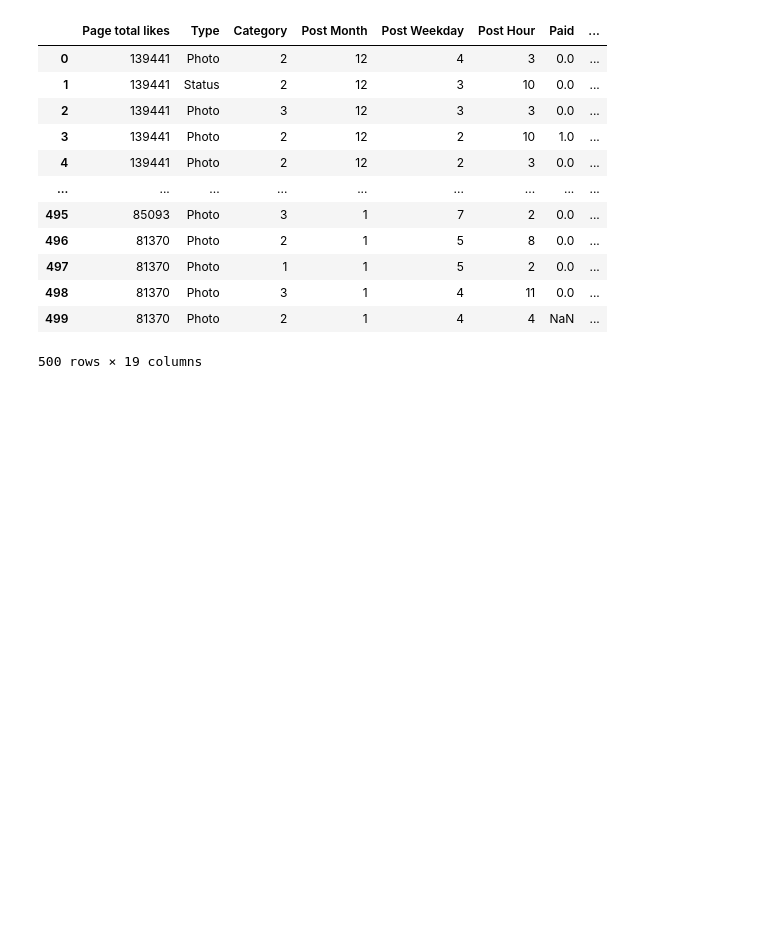
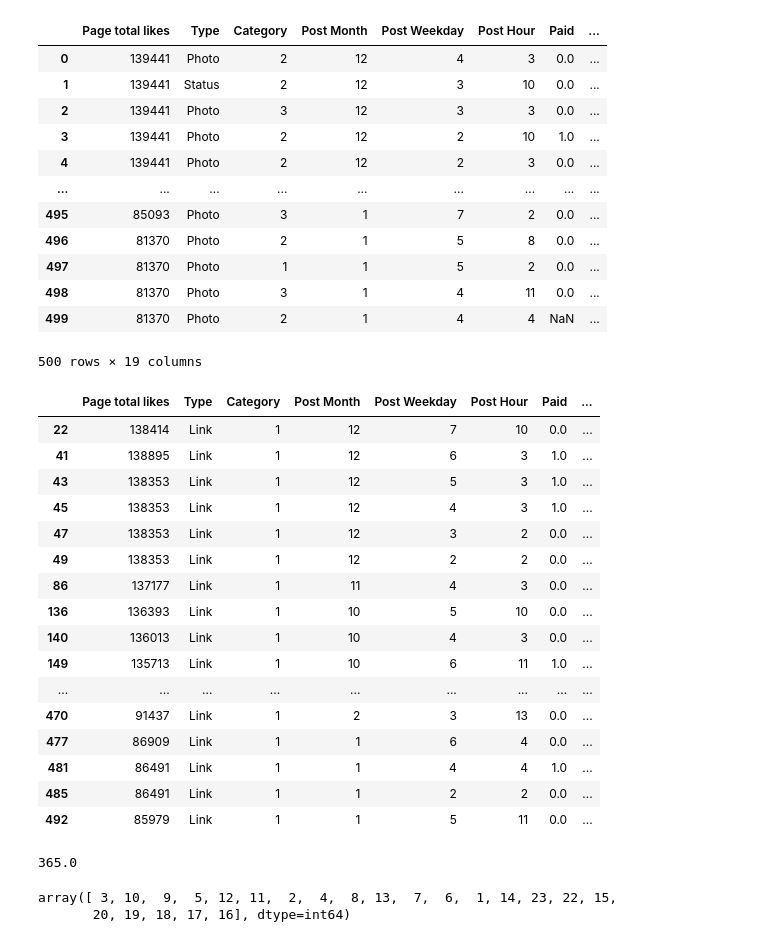
Before and after one commit to Jincyn/Python, a Jupyter notebook: Assignment02-Friday.ipynb, the cells around one changed output. Drawn from its saved outputs; the diff is of its cells as text; code cells hidden in the pictures; blank space fills up the shorter version.

```diff
--- a/Assignment02-Friday.ipynb
+++ b/Assignment02-Friday.ipynb
@@ -85,10 +82,37 @@ df
 500 rows × 19 columns
 # %%
 #4. Print the information about the posts which are links
+df[df['Type']=='Link']
+# %% [output]
+|  | Page total likes | Type | Category | Post Month | Post Weekday | Post Hour | Paid | ... |
+| 22 | 138414 | Link | 1 | 12 | 7 | 10 | 0.0 | ... |
+| 41 | 138895 | Link | 1 | 12 | 6 | 3 | 1.0 | ... |
+| 43 | 138353 | Link | 1 | 12 | 5 | 3 | 1.0 | ... |
+| 45 | 138353 | Link | 1 | 12 | 4 | 3 | 1.0 | ... |
+| 47 | 138353 | Link | 1 | 12 | 3 | 2 | 0.0 | ... |
+| 49 | 138353 | Link | 1 | 12 | 2 | 2 | 0.0 | ... |
+| 86 | 137177 | Link | 1 | 11 | 4 | 3 | 0.0 | ... |
+| 136 | 136393 | Link | 1 | 10 | 5 | 10 | 0.0 | ... |
+| 140 | 136013 | Link | 1 | 10 | 4 | 3 | 0.0 | ... |
+| 149 | 135713 | Link | 1 | 10 | 6 | 11 | 1.0 | ... |
+| ... | ... | ... | ... | ... | ... | ... | ... | ... |
+| 470 | 91437 | Link | 1 | 2 | 3 | 13 | 0.0 | ... |
+| 477 | 86909 | Link | 1 | 1 | 6 | 4 | 0.0 | ... |
+| 481 | 86491 | Link | 1 | 1 | 4 | 4 | 1.0 | ... |
+| 485 | 86491 | Link | 1 | 1 | 2 | 2 | 0.0 | ... |
+| 492 | 85979 | Link | 1 | 1 | 5 | 11 | 0.0 | ... |
 # %%
 #5. how many total shares are present for the video posts
+video=df[df['Type']=='Video']
+video['share'].sum()
+# %% [output]
+365.0
 # %%
 #6.In which hour of the day maximum posts are posted
+df['Post Hour'].unique()
+# %% [output]
+array([ 3, 10,  9,  5, 12, 11,  2,  4,  8, 13,  7,  6,  1, 14, 23, 22, 15,
+       20, 19, 18, 17, 16], dtype=int64)
 # %%
 #7. In Which day of October, Maximum number of interactions are found
 # %%
```
Also changed, not shown: parts of 2 cells of this notebook, 2 other files.
